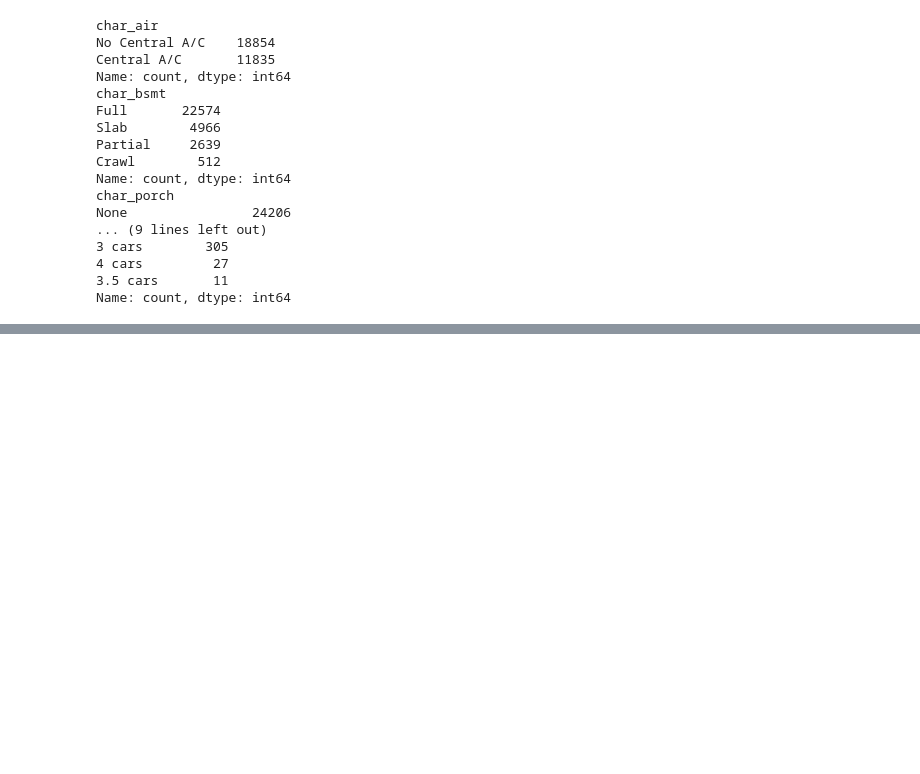
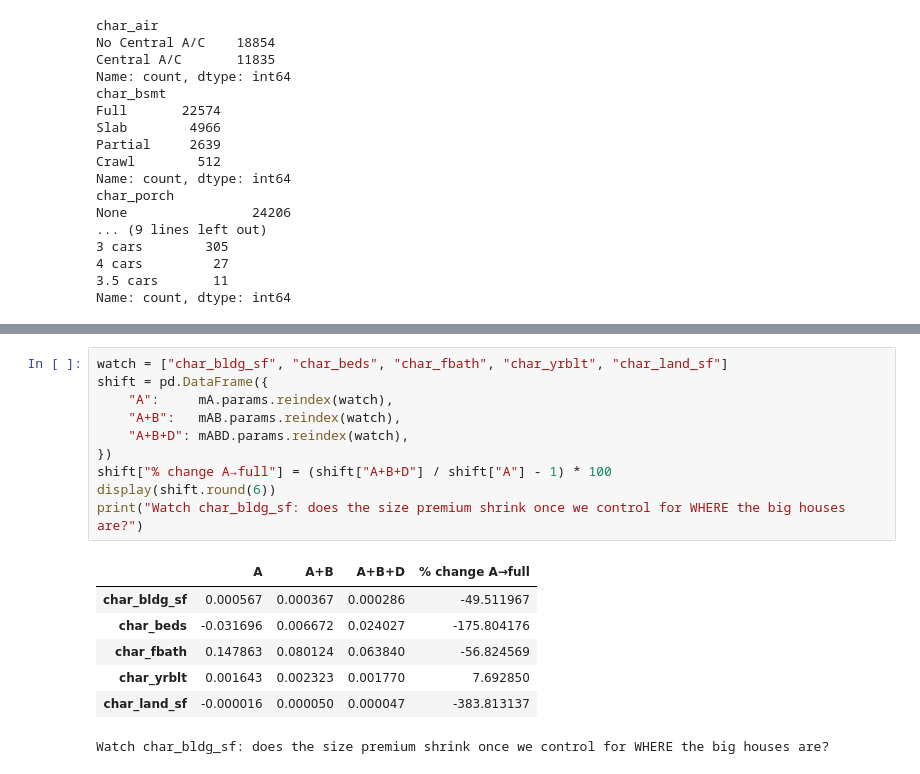
Before and after one commit to eshanprashar/chi-housing-analysis, a Jupyter notebook: notebooks/02_hedonic_regression.ipynb, the cells around one changed output, grey strips where cells are left out. Saved outputs shown, nothing was run; the diff lists cells and outputs as text; blank space fills up the shorter version.

```diff
--- a/notebooks/02_hedonic_regression.ipynb
+++ b/notebooks/02_hedonic_regression.ipynb
@@ -319,0 +360,18 @@ Name: count, dtype: int64
+# %%
+watch = ["char_bldg_sf", "char_beds", "char_fbath", "char_yrblt", "char_land_sf"]
+shift = pd.DataFrame({
+    "A":     mA.params.reindex(watch),
+    "A+B":   mAB.params.reindex(watch),
+    "A+B+D": mABD.params.reindex(watch),
+})
+shift["% change A→full"] = (shift["A+B+D"] / shift["A"] - 1) * 100
+display(shift.round(6))
+print("Watch char_bldg_sf: does the size premium shrink once we control for WHERE the big houses are?")
+# %% [output]
+|  | A | A+B | A+B+D | % change A→full |
+| char_bldg_sf | 0.000567 | 0.000367 | 0.000286 | -49.511967 |
+| char_beds | -0.031696 | 0.006672 | 0.024027 | -175.804176 |
+| char_fbath | 0.147863 | 0.080124 | 0.063840 | -56.824569 |
+| char_yrblt | 0.001643 | 0.002323 | 0.001770 | 7.692850 |
+| char_land_sf | -0.000016 | 0.000050 | 0.000047 | -383.813137 |
+Watch char_bldg_sf: does the size premium shrink once we control for WHERE the big houses are?
```
Also changed, not shown: parts of 10 cells of this notebook, 2 other files.
